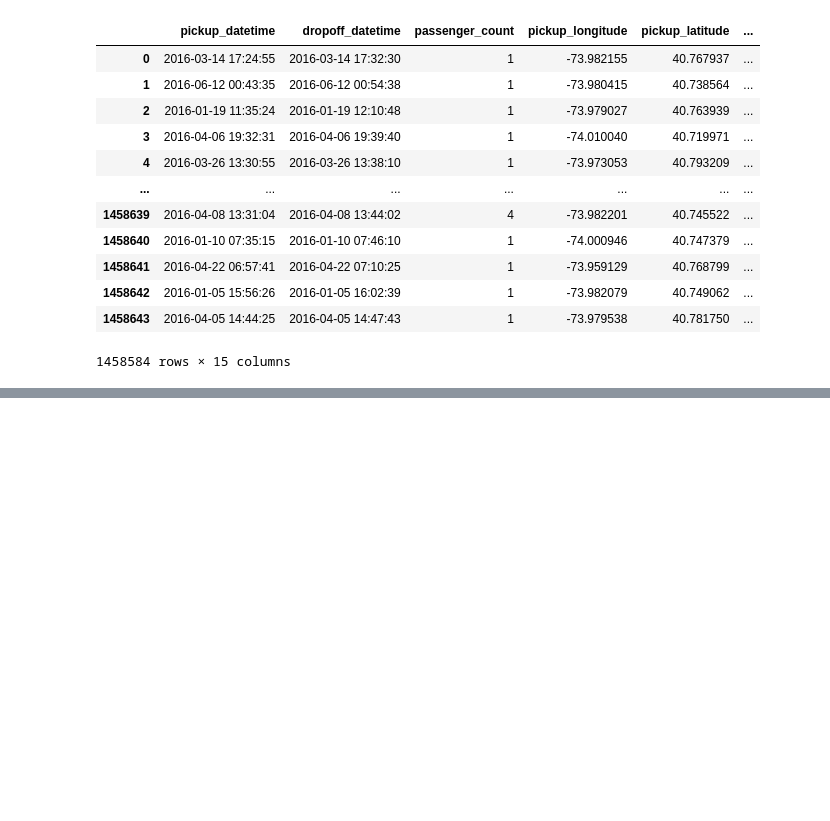
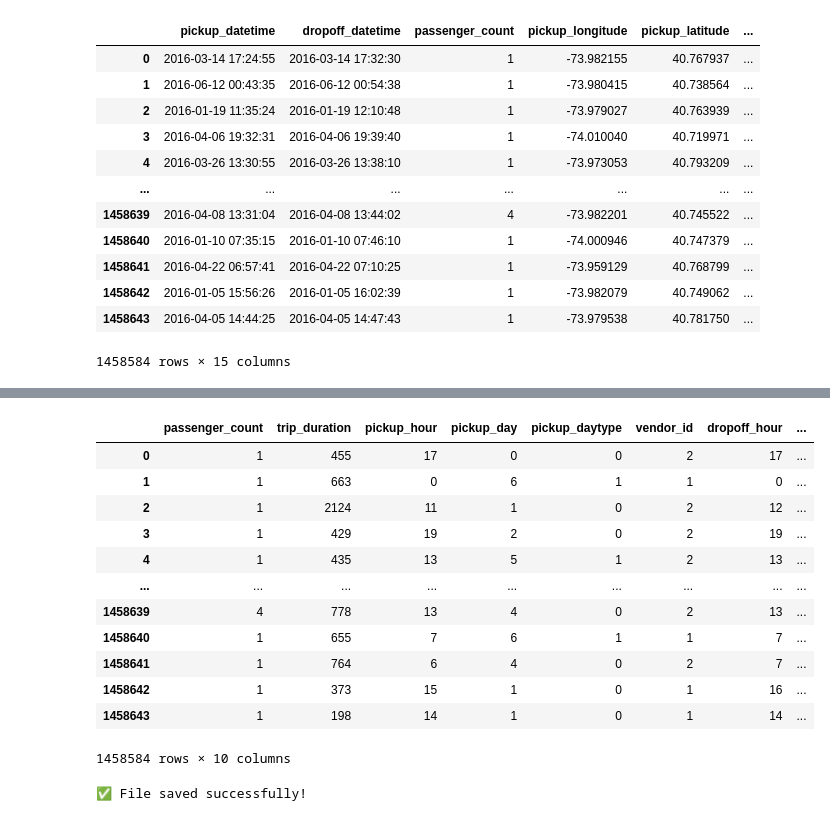
Before and after one commit to Gowri-Rukku/data-science, a Jupyter notebook: nycproject1.ipynb, the cells around one changed output, grey strips where cells are left out. Drawn from its saved outputs; the diff is of its cells as text; code cells hidden in the pictures; blank space fills up the shorter version.

```diff
--- a/nycproject1.ipynb
+++ b/nycproject1.ipynb
@@ -330,0 +378,34 @@ df['distance'] = (
+# %%
+from sklearn.preprocessing import LabelEncoder
+
+le = LabelEncoder()
+df['pickup_daytype'] = le.fit_transform(df['pickup_daytype'])
+  # Weekday=1, Weekend=0
+df['dropoff_daytype'] = le.fit_transform(df['dropoff_daytype'])
+# %%
+df
+# %% [output]
+|  | passenger_count | trip_duration | pickup_hour | pickup_day | pickup_daytype | vendor_id | dropoff_hour | ... |
+| 0 | 1 | 455 | 17 | 0 | 0 | 2 | 17 | ... |
+| 1 | 1 | 663 | 0 | 6 | 1 | 1 | 0 | ... |
+| 2 | 1 | 2124 | 11 | 1 | 0 | 2 | 12 | ... |
+| 3 | 1 | 429 | 19 | 2 | 0 | 2 | 19 | ... |
+| 4 | 1 | 435 | 13 | 5 | 1 | 2 | 13 | ... |
+| ... | ... | ... | ... | ... | ... | ... | ... | ... |
+| 1458639 | 4 | 778 | 13 | 4 | 0 | 2 | 13 | ... |
+| 1458640 | 1 | 655 | 7 | 6 | 1 | 1 | 7 | ... |
+| 1458641 | 1 | 764 | 6 | 4 | 0 | 2 | 7 | ... |
+| 1458642 | 1 | 373 | 15 | 1 | 0 | 1 | 16 | ... |
+| 1458643 | 1 | 198 | 14 | 1 | 0 | 1 | 14 | ... |
+1458584 rows × 10 columns
+# %%
+# Select only your required columns
+final_df = df[['vendor_id','passenger_count','pickup_daytype', 'pickup_day' ,
+               'pickup_hour', 'distance', 'trip_duration']]
+
+# Save to specific path
+final_df.to_csv(r'C:/Users/GOWRI/Downloads/INTERNSHIP PROJECT.csv/final2_NYC.csv', index=False)
+
+print("✅ File saved successfully!")
+# %% [output]
+✅ File saved successfully!
```
Also changed, not shown: parts of 7 cells of this notebook.
